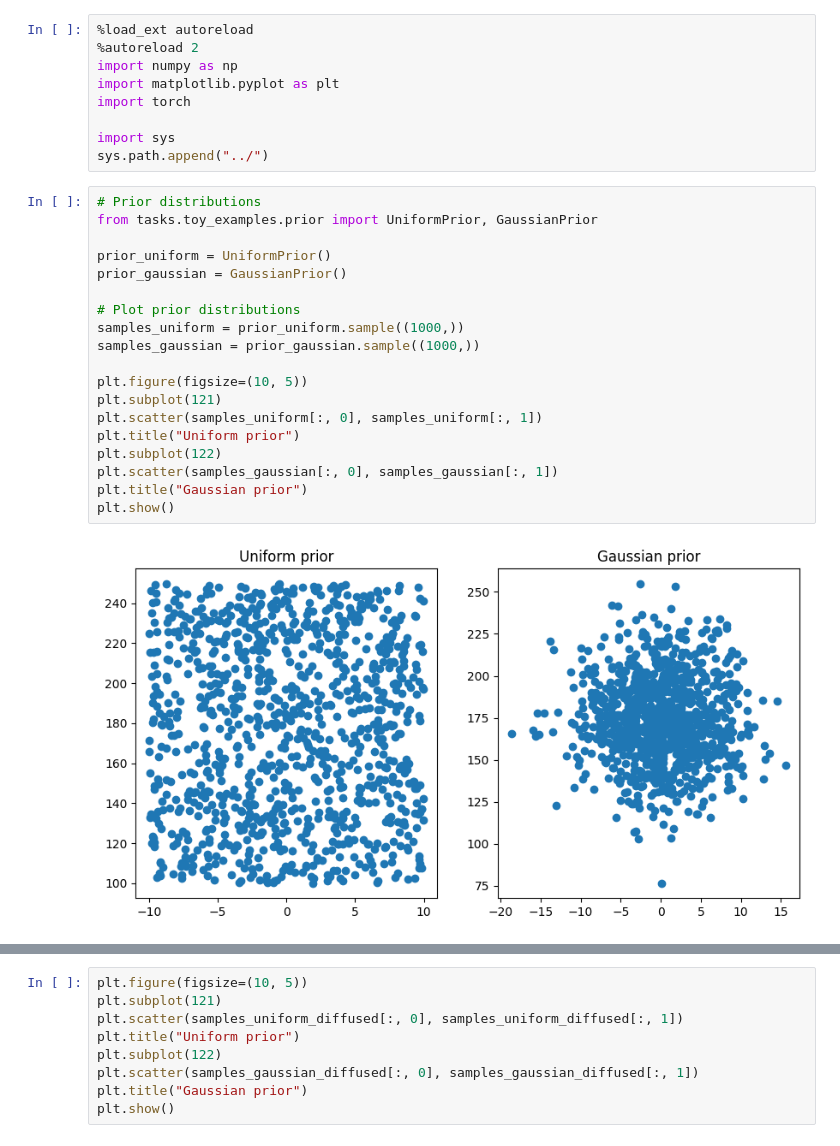
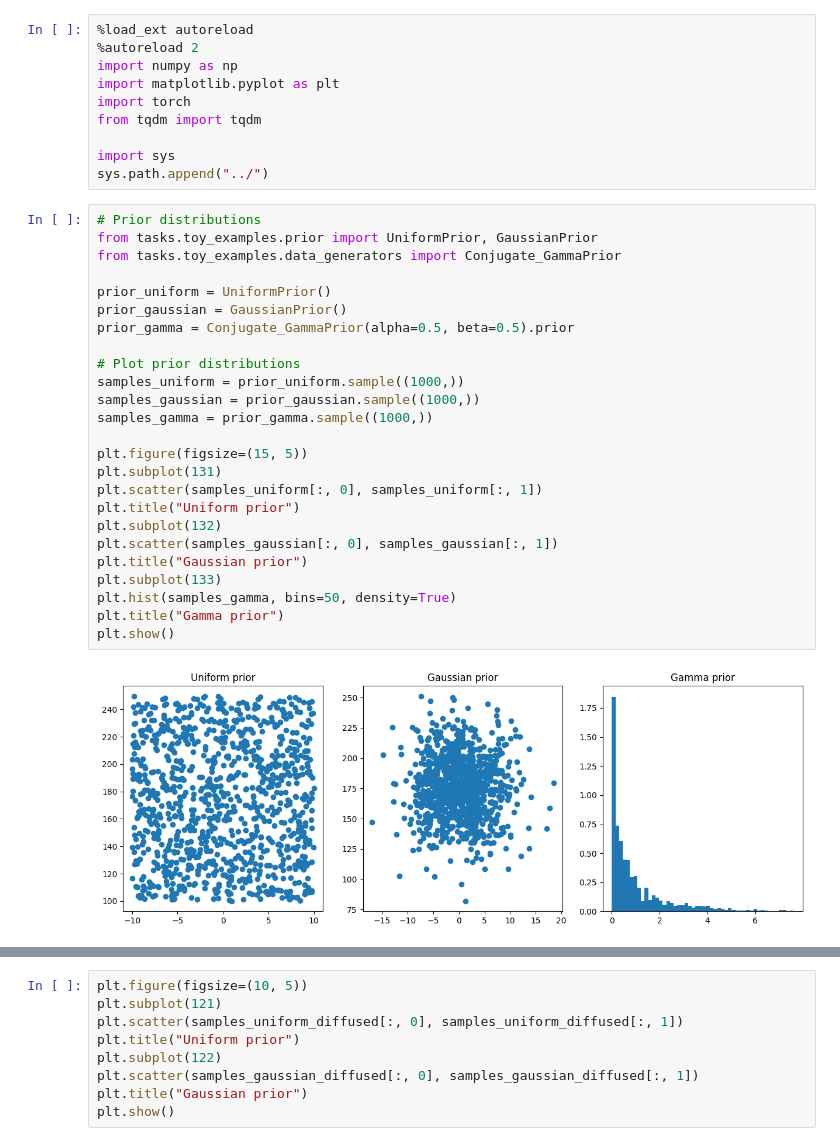
Before and after one commit to JuliaLinhart/diffusions-for-sbi, a Jupyter notebook: notebooks/diffused_priors.ipynb, the cells around one changed output, grey strips where cells are left out. Cells and saved outputs as stored; diff of their text form.

Commit message:
update diffused priors to work locally

```diff
--- a/notebooks/diffused_priors.ipynb
+++ b/notebooks/diffused_priors.ipynb
@@ -4,30 +4,37 @@
 import numpy as np
 import matplotlib.pyplot as plt
 import torch
+from tqdm import tqdm
 
 import sys
 sys.path.append("../")
 # %%
 # Prior distributions
 from tasks.toy_examples.prior import UniformPrior, GaussianPrior
+from tasks.toy_examples.data_generators import Conjugate_GammaPrior
 
 prior_uniform = UniformPrior()
 prior_gaussian = GaussianPrior()
+prior_gamma = Conjugate_GammaPrior(alpha=0.5, beta=0.5).prior
 
 # Plot prior distributions
 samples_uniform = prior_uniform.sample((1000,))
 samples_gaussian = prior_gaussian.sample((1000,))
+samples_gamma = prior_gamma.sample((1000,))
 
-plt.figure(figsize=(10, 5))
-plt.subplot(121)
+plt.figure(figsize=(15, 5))
+plt.subplot(131)
 plt.scatter(samples_uniform[:, 0], samples_uniform[:, 1])
 plt.title("Uniform prior")
-plt.subplot(122)
+plt.subplot(132)
 plt.scatter(samples_gaussian[:, 0], samples_gaussian[:, 1])
 plt.title("Gaussian prior")
+plt.subplot(133)
+plt.hist(samples_gamma, bins=50, density=True)
+plt.title("Gamma prior")
 plt.show()
 # %% [output]
-[figure, old version]
+[figure, new version]
 # %%
 def euler_sde_sampler(score_fn, nsamples, beta, dim=2):
     theta_t = torch.randn((nsamples, dim))  # (nsamples, 2)
```
Also changed, not shown: parts of 3 cells of this notebook, 1 other file.
